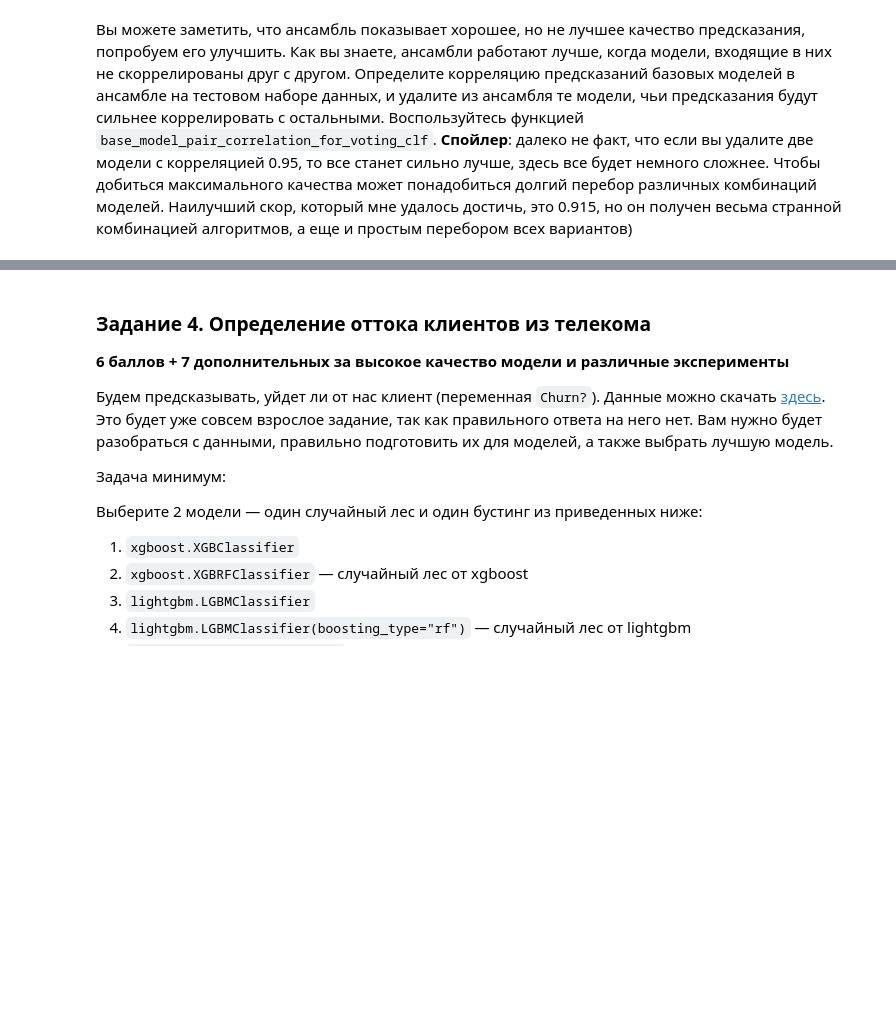
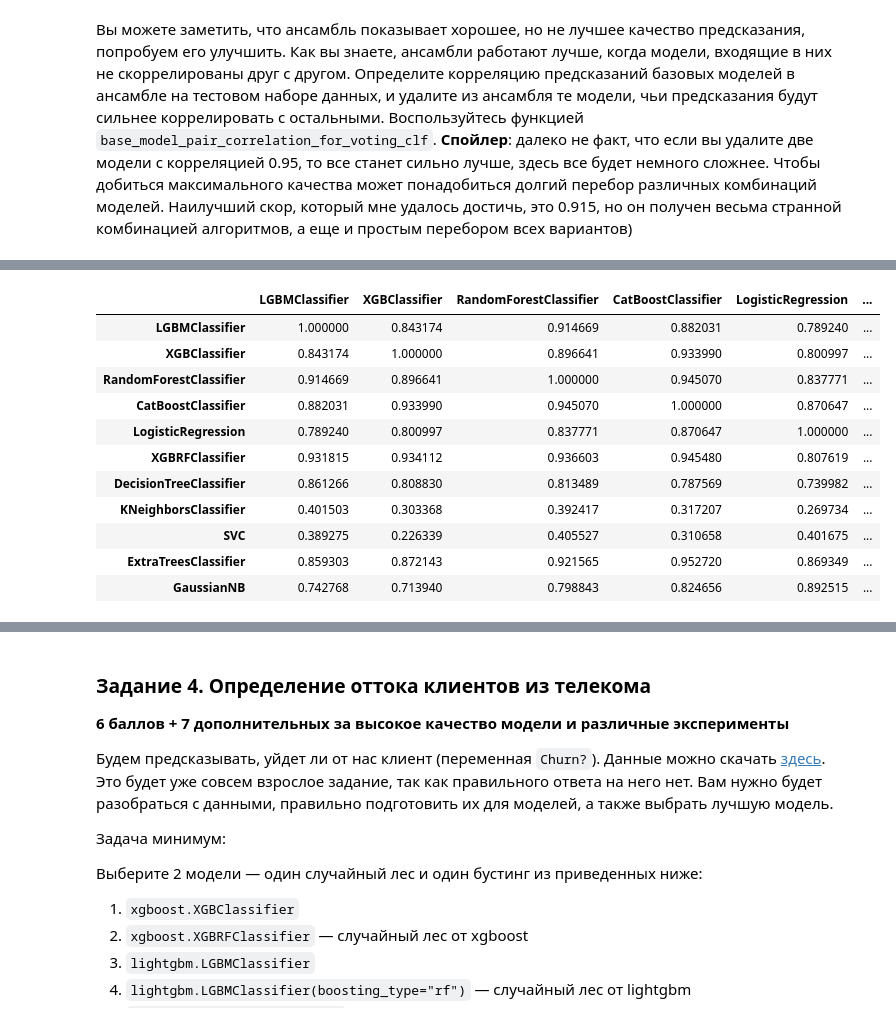
Before and after one commit to nekrasovadasha22/BI_ML_2024, a Jupyter notebook: HW5_Ensemles/code/Ensembles.ipynb, the cells around one changed output, grey strips where cells are left out. Cells and saved outputs as stored; diff of their text form; code cells hidden in the pictures; blank space fills up the shorter version.

```diff
--- a/HW5_Ensemles/code/Ensembles.ipynb
+++ b/HW5_Ensemles/code/Ensembles.ipynb
@@ -362,7 +370,8 @@ base_models = [("DT", dt), ("RF", rf),
 # %%
 ## ENTER YOUR CODE HERE (/¯◡ ‿ ◡)/¯☆*##
 
-
+voting_hard = VotingClassifier(base_models, voting='hard')
+voting_soft = VotingClassifier(base_models, voting='soft')
 
 ## END YOUR CODE HERE ##
 
@@ -395,3 +422,6 @@ def base_model_pair_correlation_for_voting_clf(ensemble, X):
     return corrs
 # %%
 ## ENTER YOUR CODE HERE (/¯◡ ‿ ◡)/¯☆*##
+# %%
+voting_hard.fit(X_train, y_train)
+voting_soft.fit(X_train, y_train)
@@ -397,0 +463,2 @@ def base_model_pair_correlation_for_voting_clf(ensemble, X):
+# %%
+correlations = base_model_pair_correlation_for_voting_clf(voting_soft, X_test)
@@ -397,0 +483,21 @@ def base_model_pair_correlation_for_voting_clf(ensemble, X):
+# %%
+rows = set([est[0].__class__.__name__ for est in correlations])
+cols = set([est[1].__class__.__name__ for est in correlations])
+
+common = list(rows.union(cols))
+
+models_data = pd.DataFrame(index=common, columns=common)
+
+for est1, est2, corr in correlations:
+    model_name1 = est1.__class__.__name__
+    model_name2 = est2.__class__.__name__
+    models_data.loc[model_name1, model_name2] = corr
+    models_data.loc[model_name2, model_name1] = corr
+
+# Заполняем диагональные значения
+for model in common:
+    # Устанавливаем значение 1 на диагонали
+    models_data.loc[model, model] = 1
+
+# Преобразуем все значения в тип float
+models_data = models_data.astype(float)
@@ -397,0 +522,15 @@ def base_model_pair_correlation_for_voting_clf(ensemble, X):
+# %%
+models_data
+# %% [output]
+|  | LGBMClassifier | XGBClassifier | RandomForestClassifier | CatBoostClassifier | LogisticRegression | ... |
+| LGBMClassifier | 1.000000 | 0.843174 | 0.914669 | 0.882031 | 0.789240 | ... |
+| XGBClassifier | 0.843174 | 1.000000 | 0.896641 | 0.933990 | 0.800997 | ... |
+| RandomForestClassifier | 0.914669 | 0.896641 | 1.000000 | 0.945070 | 0.837771 | ... |
+| CatBoostClassifier | 0.882031 | 0.933990 | 0.945070 | 1.000000 | 0.870647 | ... |
+| LogisticRegression | 0.789240 | 0.800997 | 0.837771 | 0.870647 | 1.000000 | ... |
+| XGBRFClassifier | 0.931815 | 0.934112 | 0.936603 | 0.945480 | 0.807619 | ... |
+| DecisionTreeClassifier | 0.861266 | 0.808830 | 0.813489 | 0.787569 | 0.739982 | ... |
+| KNeighborsClassifier | 0.401503 | 0.303368 | 0.392417 | 0.317207 | 0.269734 | ... |
+| SVC | 0.389275 | 0.226339 | 0.405527 | 0.310658 | 0.401675 | ... |
+| ExtraTreesClassifier | 0.859303 | 0.872143 | 0.921565 | 0.952720 | 0.869349 | ... |
+| GaussianNB | 0.742768 | 0.713940 | 0.798843 | 0.824656 | 0.892515 | ... |
```
Also changed, not shown: parts of 12 cells of this notebook, 4 other files.
